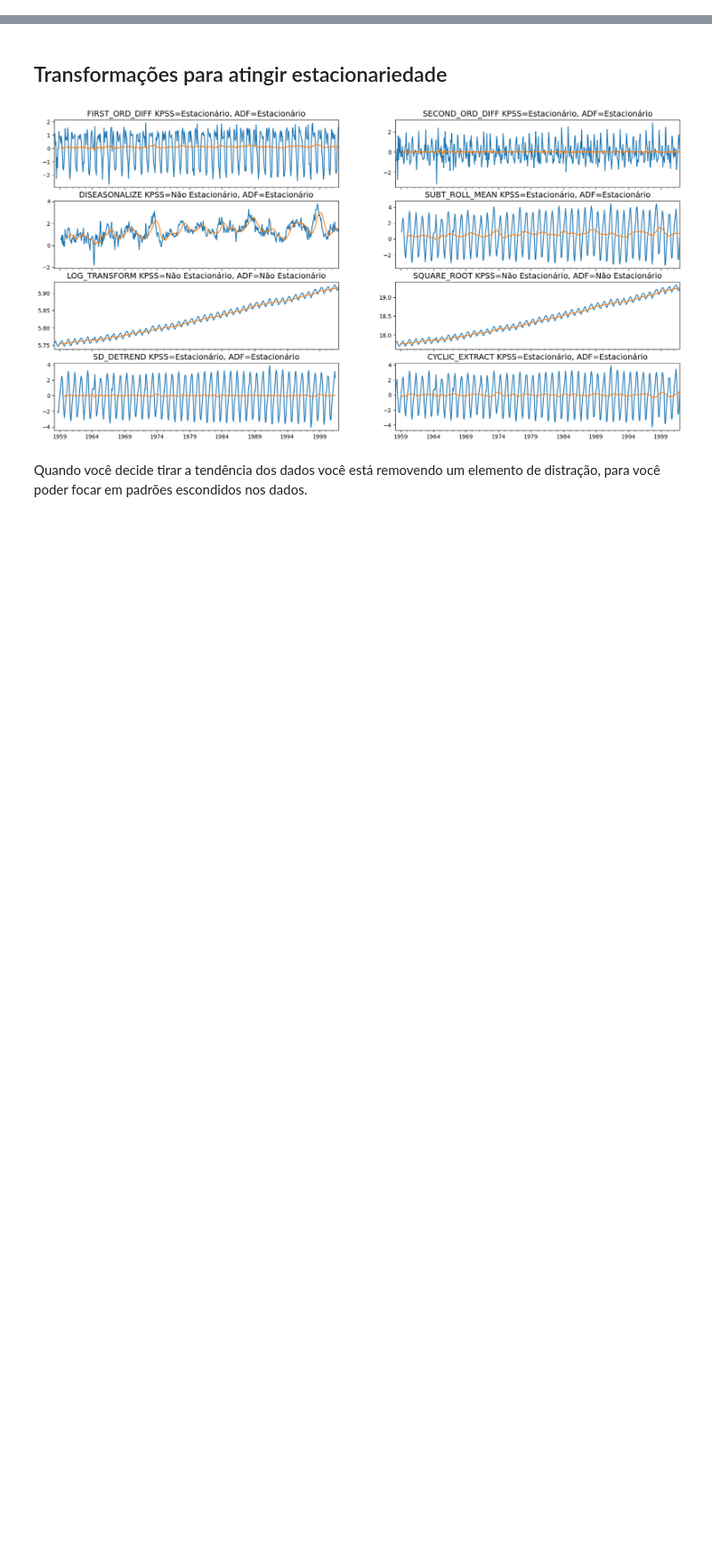
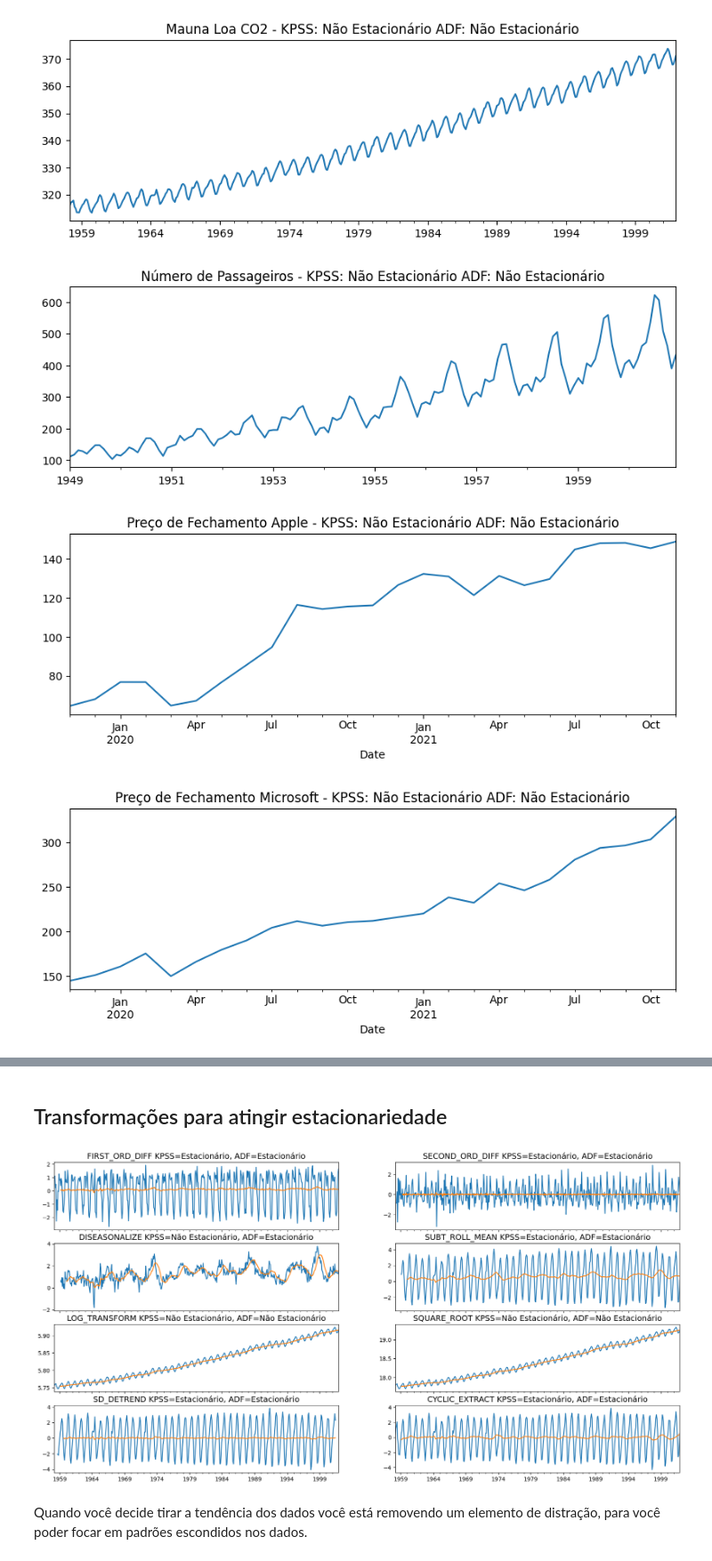
Before and after one commit to danielrferreira/classes, a Jupyter notebook: ASN/Séries Temporais/preparacao/Aula 4.ipynb, the cells around one changed output, grey strips where cells are left out. Shown at 89% size. Saved outputs shown, nothing was run; the diff lists cells and outputs as text; code cells hidden in the pictures; blank space fills up the shorter version.

```diff
--- a/ASN/Séries Temporais/preparacao/Aula 4.ipynb
+++ b/ASN/Séries Temporais/preparacao/Aula 4.ipynb
@@ -52,0 +153,10 @@ for s in [netflix,closing_price, co2_s, airp_s]:
+# %%
+for s in todas_series:
+    s.plot()
+    plt.title(f'{s.name} - KPSS: {check_stationarity(s)[0]} ADF: {check_stationarity(s)[1]}')
+    plt.show()
+# %% [output]
+[figure, added]
+[figure, added]
+[figure, added]
+[figure, added]
```
Also changed, not shown: parts of 27 cells of this notebook.
